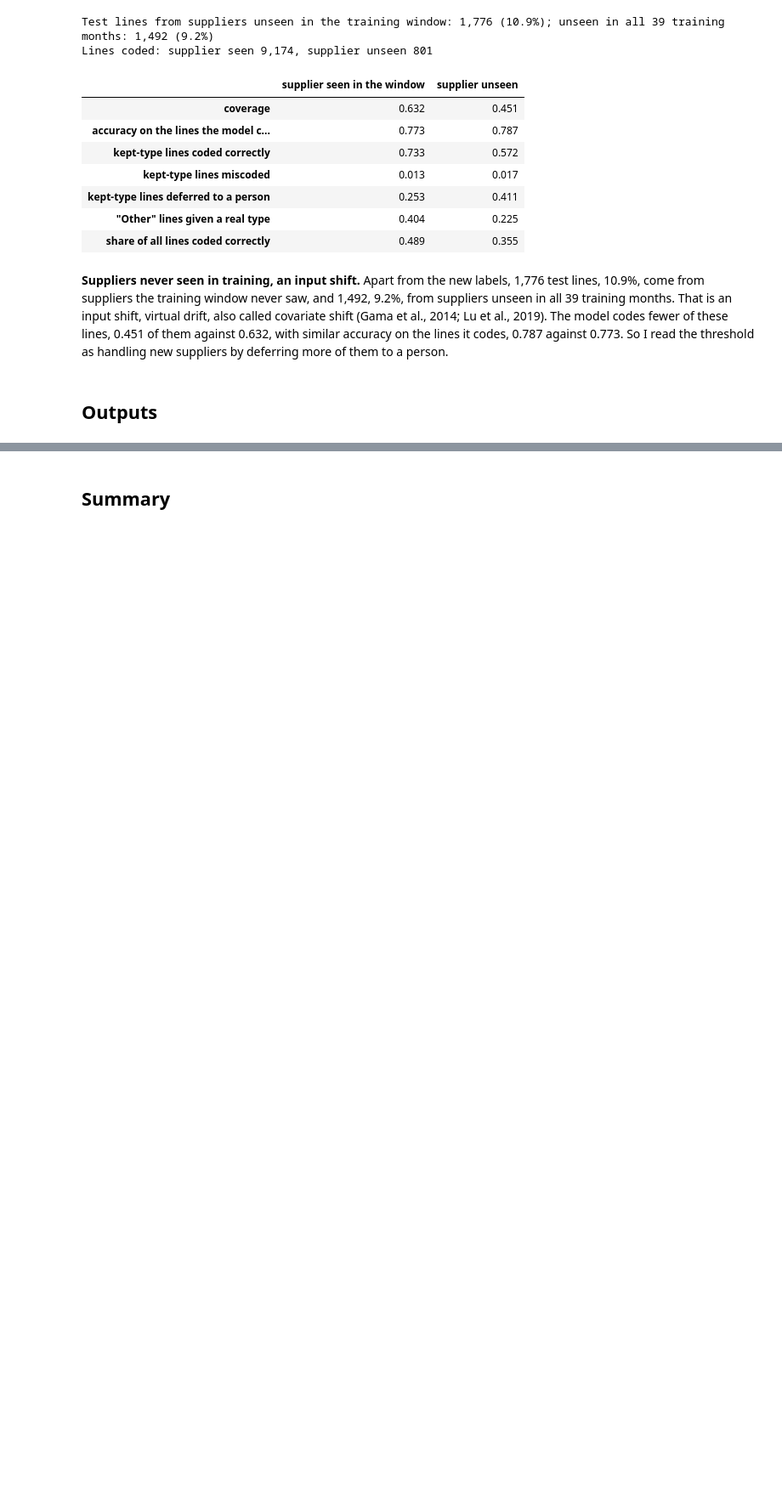
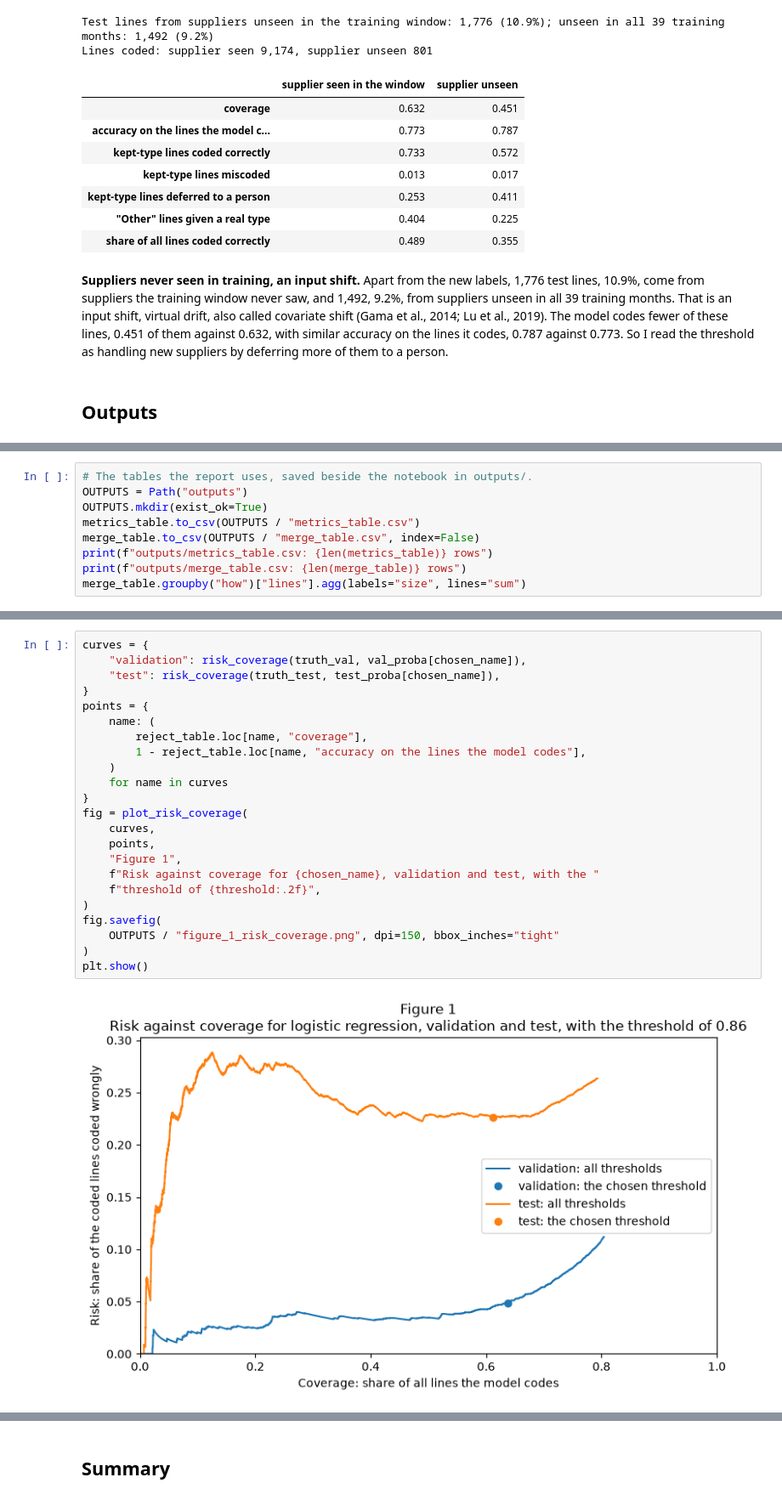
Before and after one commit to PaddyGilliland1/applied-machine-learning-project, a Jupyter notebook: modeling.ipynb, the cells around one changed output, grey strips where cells are left out. Shown at 85% size. Cells and saved outputs as stored; diff of their text form; blank space fills up the shorter version.

Commit message:
Add the outputs and the summary

```diff
--- a/modeling.ipynb
+++ b/modeling.ipynb
@@ -3657,0 +3874,9 @@ Lines coded: supplier seen 9,174, supplier unseen 801
+# %%
+# The tables the report uses, saved beside the notebook in outputs/.
+OUTPUTS = Path("outputs")
+OUTPUTS.mkdir(exist_ok=True)
+metrics_table.to_csv(OUTPUTS / "metrics_table.csv")
+merge_table.to_csv(OUTPUTS / "merge_table.csv", index=False)
+print(f"outputs/metrics_table.csv: {len(metrics_table)} rows")
+print(f"outputs/merge_table.csv: {len(merge_table)} rows")
+merge_table.groupby("how")["lines"].agg(labels="size", lines="sum")
@@ -3657,0 +3891,25 @@ Lines coded: supplier seen 9,174, supplier unseen 801
+# %%
+curves = {
+    "validation": risk_coverage(truth_val, val_proba[chosen_name]),
+    "test": risk_coverage(truth_test, test_proba[chosen_name]),
+}
+points = {
+    name: (
+        reject_table.loc[name, "coverage"],
+        1 - reject_table.loc[name, "accuracy on the lines the model codes"],
+    )
+    for name in curves
+}
+fig = plot_risk_coverage(
+    curves,
+    points,
+    "Figure 1",
+    f"Risk against coverage for {chosen_name}, validation and test, with the "
+    f"threshold of {threshold:.2f}",
+)
+fig.savefig(
+    OUTPUTS / "figure_1_risk_coverage.png", dpi=150, bbox_inches="tight"
+)
+plt.show()
+# %% [output]
+[figure, added]
```
Also changed, not shown: parts of 29 cells of this notebook, 2 other files.
